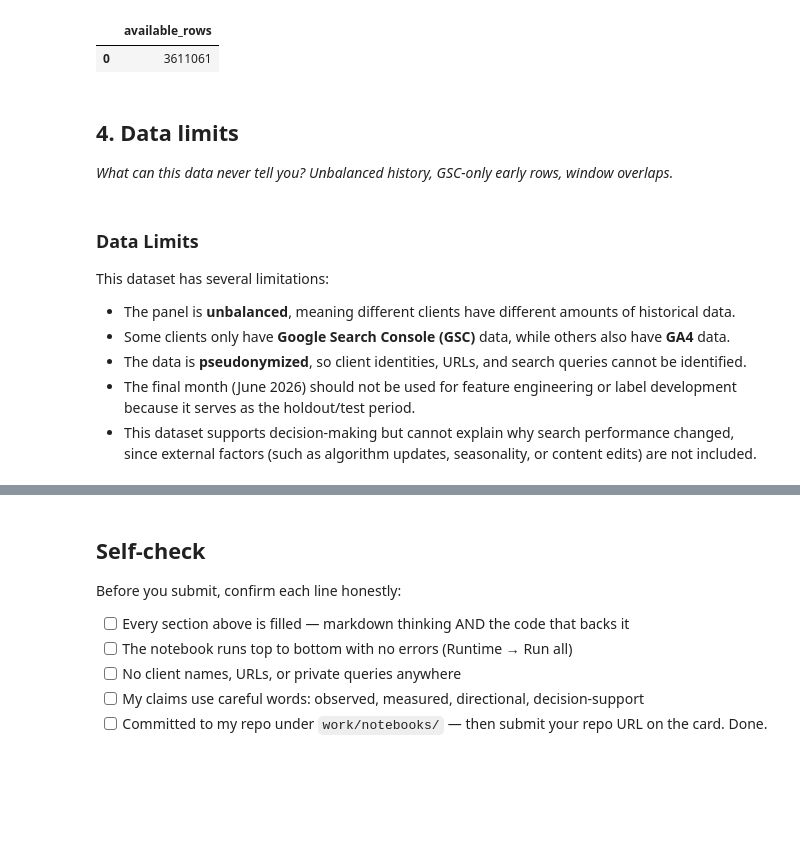
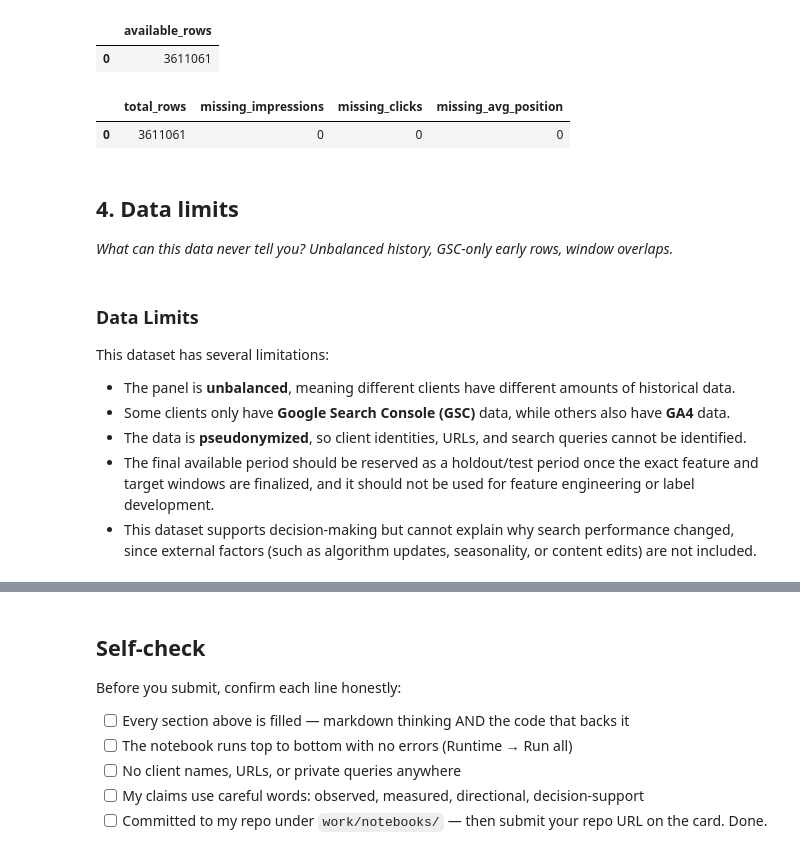
Before and after one commit to FatimaNdeem/Flyrank-ml-internship., a Jupyter notebook: work/notebooks/w03_data_contract.ipynb, the cells around one changed output, grey strips where cells are left out. Saved outputs shown, nothing was run; the diff lists cells and outputs as text; code cells hidden in the pictures; blank space fills up the shorter version.

```diff
--- a/work/notebooks/w03_data_contract.ipynb
+++ b/work/notebooks/w03_data_contract.ipynb
@@ -155,6 +167,20 @@ WHERE month='2026-03'
 # %% [output]
 |  | available_rows |
 | 0 | 3611061 |
+# %%
+con.sql(f"""
+SELECT
+    COUNT(*) AS total_rows,
+    COUNT(*) FILTER (WHERE gsc_impressions IS NULL) AS missing_impressions,
+    COUNT(*) FILTER (WHERE gsc_clicks IS NULL) AS missing_clicks,
+    COUNT(*) FILTER (WHERE gsc_avg_position IS NULL) AS missing_avg_position
+FROM {TABLES['fact_daily']}
+WHERE month='2026-03'
+  AND gsc_data_available IS TRUE
+""").df()
+# %% [output]
+|  | total_rows | missing_impressions | missing_clicks | missing_avg_position |
+| 0 | 3611061 | 0 | 0 | 0 |
 # %% [markdown]
 ## 4. Data limits
 
@@ -167,7 +193,7 @@ This dataset has several limitations:
 - The panel is **unbalanced**, meaning different clients have different amounts of historical data.
 - Some clients only have **Google Search Console (GSC)** data, while others also have **GA4** data.
 - The data is **pseudonymized**, so client identities, URLs, and search queries cannot be identified.
-- The final month (June 2026) should not be used for feature engineering or label development because it serves as the holdout/test period.
+- The final available period should be reserved as a holdout/test period once the exact feature and target windows are finalized, and it should not be used for feature engineering or label development.
 - This dataset supports decision-making but cannot explain why search performance changed, since external factors (such as algorithm updates, seasonality, or content edits) are not included.
 # %%
 con.sql(f"""
```
Also changed, not shown: parts of 8 cells of this notebook.
